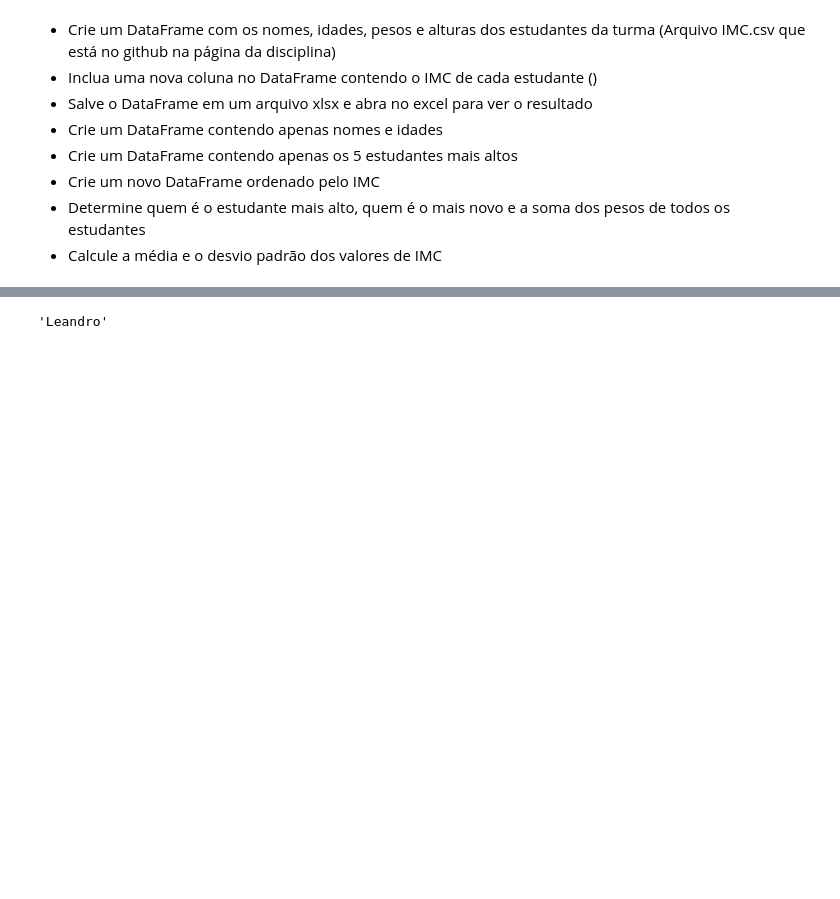
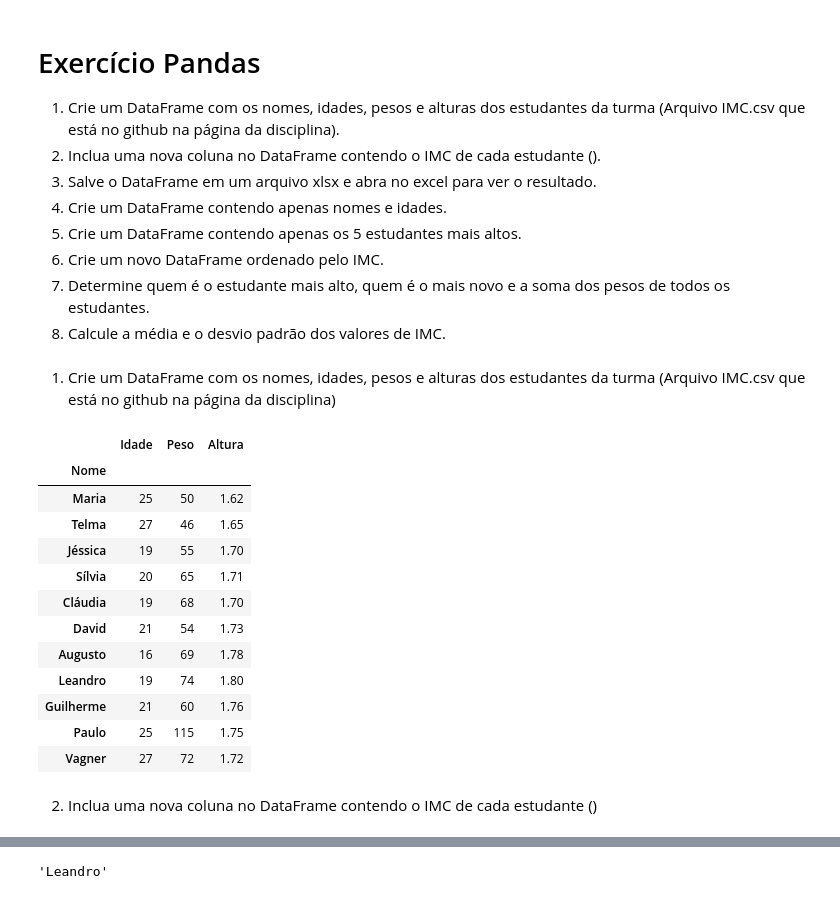
Before and after one commit to valuedriven/dataanalysis, a Jupyter notebook: exercicio_pandas.ipynb, the cells around one changed output, grey strips where cells are left out. Cells and saved outputs as stored; diff of their text form; code cells hidden in the pictures; blank space fills up the shorter version.

```diff
--- a/exercicio_pandas.ipynb
+++ b/exercicio_pandas.ipynb
@@ -1,18 +1,39 @@
 # %% [markdown]
 <a href="https://colab.research.google.com/github/valuedriven/dataanalysis/blob/master/exercicio_pandas.ipynb" target="_parent"><img src="https://colab.research.google.com/assets/colab-badge.svg" alt="Open In Colab"/></a>
 # %% [markdown]
-- Crie um DataFrame com os nomes, idades, pesos e alturas dos estudantes da turma (Arquivo IMC.csv que está no github na página da disciplina)
-- Inclua uma nova coluna no DataFrame contendo o IMC de cada estudante ()
-- Salve o DataFrame em um arquivo xlsx e abra no excel para ver o resultado
-- Crie um DataFrame contendo apenas nomes e idades
-- Crie um DataFrame contendo apenas os 5 estudantes mais altos
-- Crie um novo DataFrame ordenado pelo IMC
-- Determine quem é o estudante mais alto, quem é o mais novo e a soma dos pesos de todos os estudantes
-- Calcule a média e o desvio padrão dos valores de IMC
+# Exercício Pandas
+
+1. Crie um DataFrame com os nomes, idades, pesos e alturas dos estudantes da turma (Arquivo IMC.csv que está no github na página da disciplina).
+2. Inclua uma nova coluna no DataFrame contendo o IMC de cada estudante ().
+3. Salve o DataFrame em um arquivo xlsx e abra no excel para ver o resultado.
+4. Crie um DataFrame contendo apenas nomes e idades.
+5. Crie um DataFrame contendo apenas os 5 estudantes mais altos.
+6. Crie um novo DataFrame ordenado pelo IMC.
+7. Determine quem é o estudante mais alto, quem é o mais novo e a soma dos pesos de todos os estudantes.
+8. Calcule a média e o desvio padrão dos valores de IMC.
+# %% [markdown]
+1. Crie um DataFrame com os nomes, idades, pesos e alturas dos estudantes da turma (Arquivo IMC.csv que está no github na página da disciplina)
 # %%
 import pandas as pd
 
 df = pd.read_csv("IMC.csv",index_col=0)
+df
+# %% [output]
+|  | Idade | Peso | Altura |
+| Nome |  |  |  |
+| Maria | 25 | 50 | 1.62 |
+| Telma | 27 | 46 | 1.65 |
+| Jéssica | 19 | 55 | 1.70 |
+| Sílvia | 20 | 65 | 1.71 |
+| Cláudia | 19 | 68 | 1.70 |
+| David | 21 | 54 | 1.73 |
+| Augusto | 16 | 69 | 1.78 |
+| Leandro | 19 | 74 | 1.80 |
+| Guilherme | 21 | 60 | 1.76 |
+| Paulo | 25 | 115 | 1.75 |
+| Vagner | 27 | 72 | 1.72 |
+# %% [markdown]
+2. Inclua uma nova coluna no DataFrame contendo o IMC de cada estudante ()
 # %%
 df["IMC"] = df["Peso"]/df["Altura"]**2
 df
```
Also changed, not shown: parts of 12 cells of this notebook.
